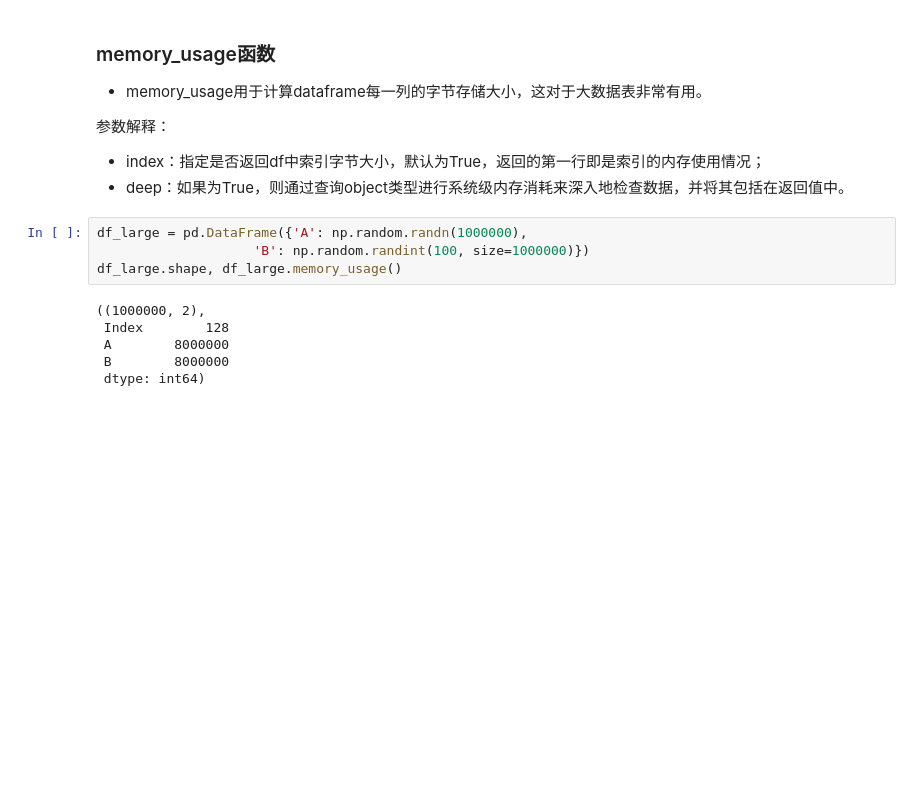
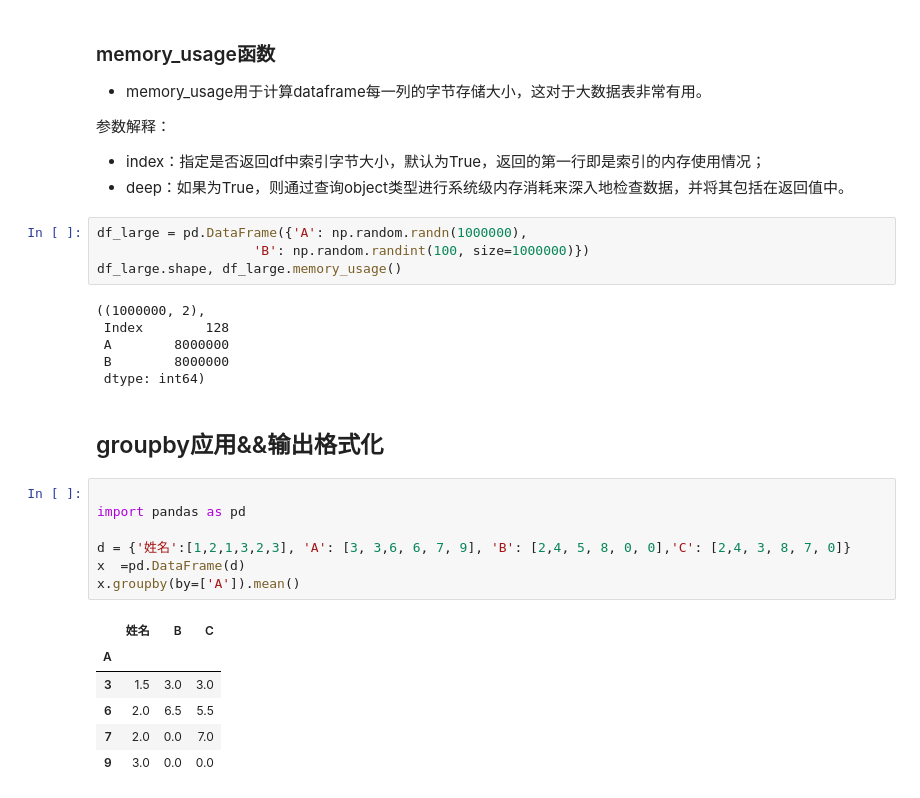
Before and after one commit to shujunge/pandas_tutorial, a Jupyter notebook: pandas_cookbook.ipynb, the cells around one changed output. Cells and saved outputs as stored; diff of their text form; blank space fills up the shorter version.

```diff
--- a/pandas_cookbook.ipynb
+++ b/pandas_cookbook.ipynb
@@ -1033,3 +1087,19 @@ df_large.shape, df_large.memory_usage()
  A        8000000
  B        8000000
  dtype: int64)
+# %% [markdown]
+## groupby应用&&输出格式化
+# %%
+
+import pandas as pd
+
+d = {'姓名':[1,2,1,3,2,3], 'A': [3, 3,6, 6, 7, 9], 'B': [2,4, 5, 8, 0, 0],'C': [2,4, 3, 8, 7, 0]}
+x  =pd.DataFrame(d)
+x.groupby(by=['A']).mean()
+# %% [output]
+|  | 姓名 | B | C |
+| A |  |  |  |
+| 3 | 1.5 | 3.0 | 3.0 |
+| 6 | 2.0 | 6.5 | 5.5 |
+| 7 | 2.0 | 0.0 | 7.0 |
+| 9 | 3.0 | 0.0 | 0.0 |
```
Also changed, not shown: parts of 16 cells of this notebook, 1 other file.
